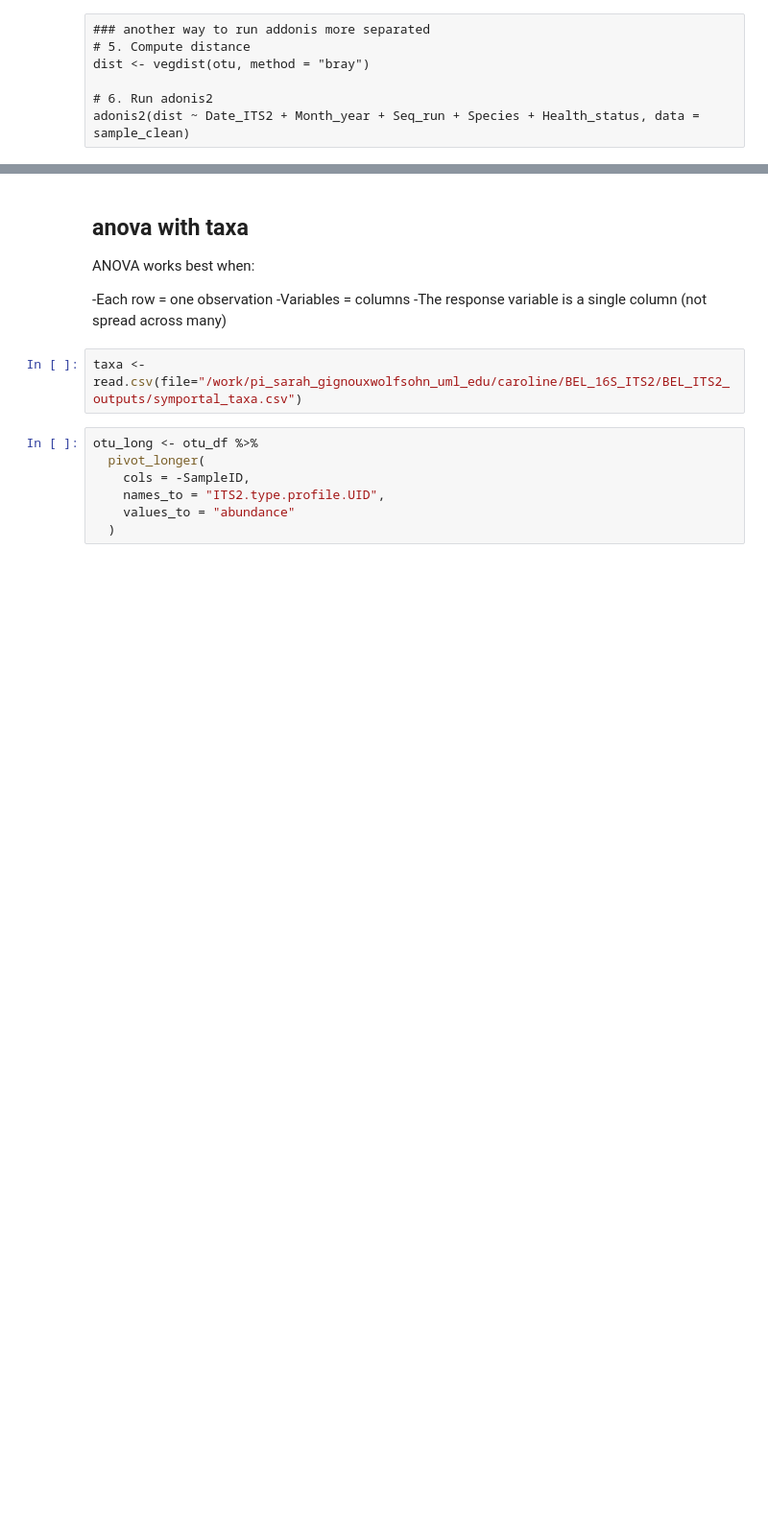
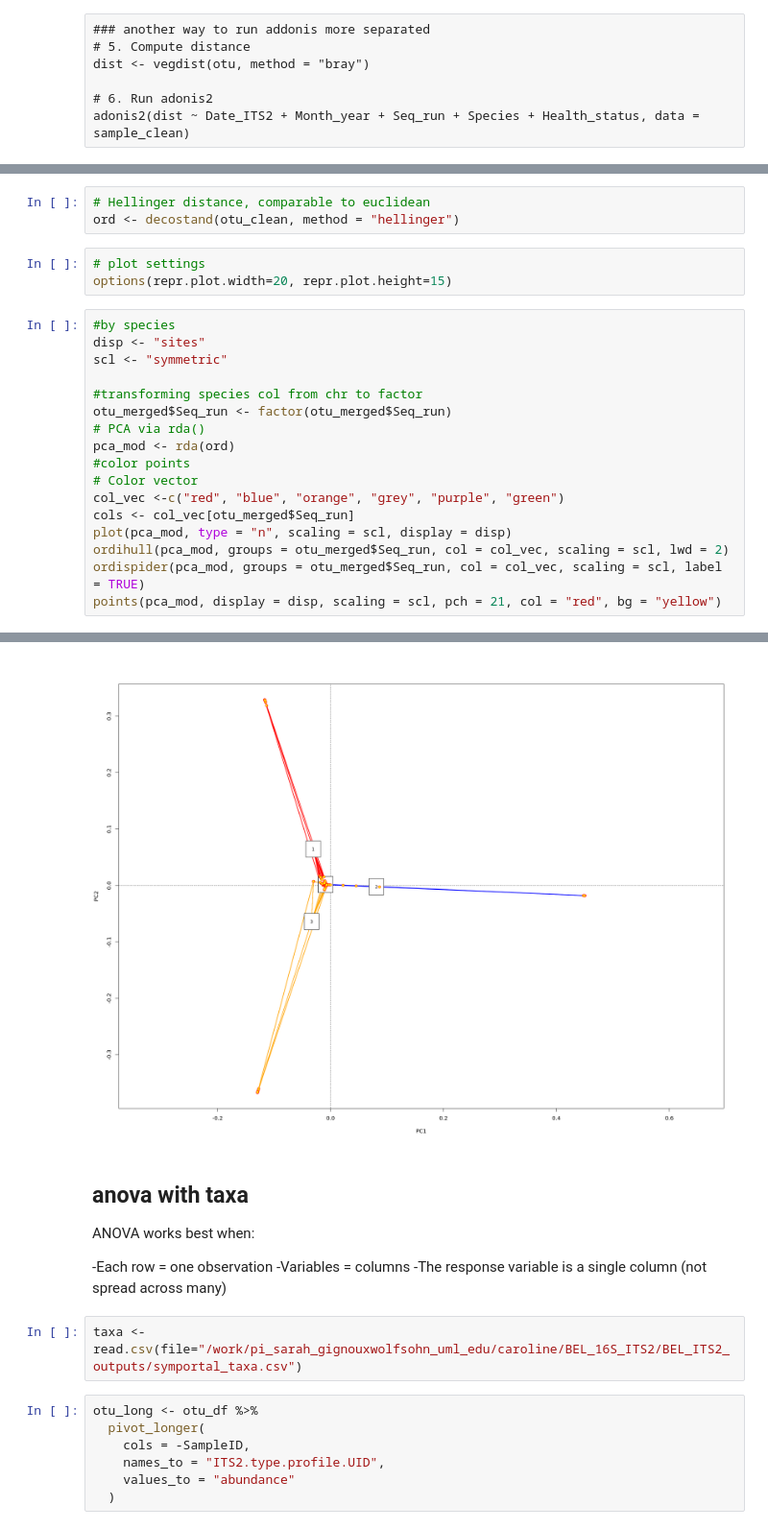
Before and after one commit to cdesouza02/BEL_16S_ITS2, a Jupyter notebook: BEL_ITS2_outputs/its2_ordination.ipynb, the cells around one changed output, grey strips where cells are left out. Shown at 96% size. Cells and saved outputs as stored; diff of their text form; blank space fills up the shorter version.

```diff
--- a/BEL_ITS2_outputs/its2_ordination.ipynb
+++ b/BEL_ITS2_outputs/its2_ordination.ipynb
@@ -261,0 +197,24 @@ summary(otu.anov)
+# %%
+# Hellinger distance, comparable to euclidean
+ord <- decostand(otu_clean, method = "hellinger")
+# %%
+# plot settings
+options(repr.plot.width=20, repr.plot.height=15)
+# %%
+#by species
+disp <- "sites"
+scl <- "symmetric"
+
+#transforming species col from chr to factor
+otu_merged$Seq_run <- factor(otu_merged$Seq_run)
+# PCA via rda()
+pca_mod <- rda(ord)
+#color points
+# Color vector
+col_vec <-c("red", "blue", "orange", "grey", "purple", "green")
+cols <- col_vec[otu_merged$Seq_run]
+plot(pca_mod, type = "n", scaling = scl, display = disp)
+ordihull(pca_mod, groups = otu_merged$Seq_run, col = col_vec, scaling = scl, lwd = 2)
+ordispider(pca_mod, groups = otu_merged$Seq_run, col = col_vec, scaling = scl, label = TRUE)
+points(pca_mod, display = disp, scaling = scl, pch = 21, col = "red", bg = "yellow")
+# %% [output]
@@ -262,3 +225,4 @@ summary(otu.anov)
+[figure, added]
 # %% [markdown]
 ## anova with taxa
 
```
Also changed, not shown: parts of 42 cells of this notebook.
